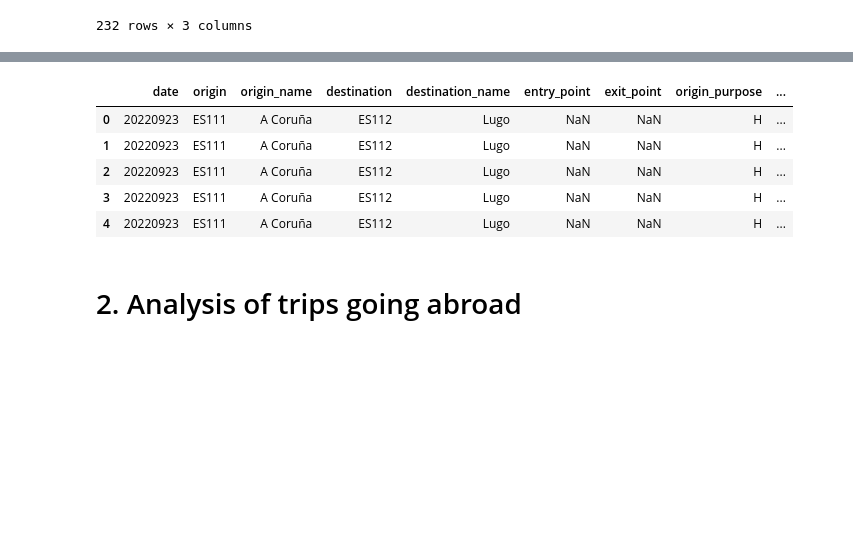
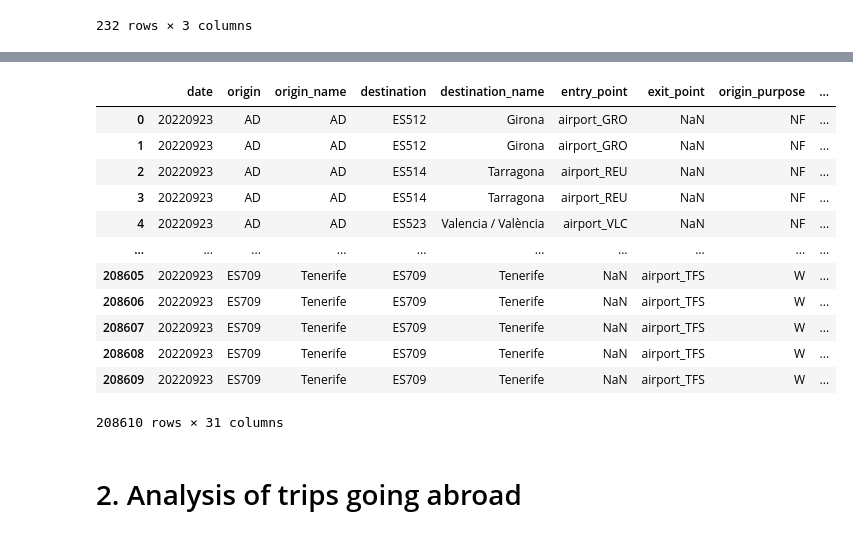
Before and after one commit to UoW-ATM/MultiModX, a Jupyter notebook: notebooks/international_flights_analysis.ipynb, the cells around one changed output, grey strips where cells are left out. Drawn from its saved outputs; the diff is of its cells as text; code cells hidden in the pictures; blank space fills up the shorter version.

Commit message:
Improved notebook and functions in trips_format

```diff
--- a/notebooks/international_flights_analysis.ipynb
+++ b/notebooks/international_flights_analysis.ipynb
@@ -144,4 +148,4 @@ trips_abroad=format_trips_abroad(trips_abroad,mcc_to_country)
 # %%
 trips_national=format_trips_national(trips_national)
 # %%
-trips=pd.concat([trips_national,trips_abroad])
+trips=pd.concat([trips_abroad,trips_national],ignore_index=True)
@@ -148,12 +157,19 @@ trips=pd.concat([trips_national,trips_abroad])
 # %%
-trips.head()
+trips
 # %% [output]
 |  | date | origin | origin_name | destination | destination_name | entry_point | exit_point | origin_purpose | ... |
-| 0 | 20220923 | ES111 | A Coruña | ES112 | Lugo | NaN | NaN | H | ... |
-| 1 | 20220923 | ES111 | A Coruña | ES112 | Lugo | NaN | NaN | H | ... |
-| 2 | 20220923 | ES111 | A Coruña | ES112 | Lugo | NaN | NaN | H | ... |
-| 3 | 20220923 | ES111 | A Coruña | ES112 | Lugo | NaN | NaN | H | ... |
-| 4 | 20220923 | ES111 | A Coruña | ES112 | Lugo | NaN | NaN | H | ... |
+| 0 | 20220923 | AD | AD | ES512 | Girona | airport_GRO | NaN | NF | ... |
+| 1 | 20220923 | AD | AD | ES512 | Girona | airport_GRO | NaN | NF | ... |
+| 2 | 20220923 | AD | AD | ES514 | Tarragona | airport_REU | NaN | NF | ... |
+| 3 | 20220923 | AD | AD | ES514 | Tarragona | airport_REU | NaN | NF | ... |
+| 4 | 20220923 | AD | AD | ES523 | Valencia / València | airport_VLC | NaN | NF | ... |
+| ... | ... | ... | ... | ... | ... | ... | ... | ... | ... |
+| 208605 | 20220923 | ES709 | Tenerife | ES709 | Tenerife | NaN | airport_TFS | W | ... |
+| 208606 | 20220923 | ES709 | Tenerife | ES709 | Tenerife | NaN | airport_TFS | W | ... |
+| 208607 | 20220923 | ES709 | Tenerife | ES709 | Tenerife | NaN | airport_TFS | W | ... |
+| 208608 | 20220923 | ES709 | Tenerife | ES709 | Tenerife | NaN | airport_TFS | W | ... |
+| 208609 | 20220923 | ES709 | Tenerife | ES709 | Tenerife | NaN | airport_TFS | W | ... |
+208610 rows × 31 columns
 # %% [markdown]
 # 2. Analysis of trips going abroad
 # %% [markdown]
```
Also changed, not shown: parts of 12 cells of this notebook, 1 other file.
